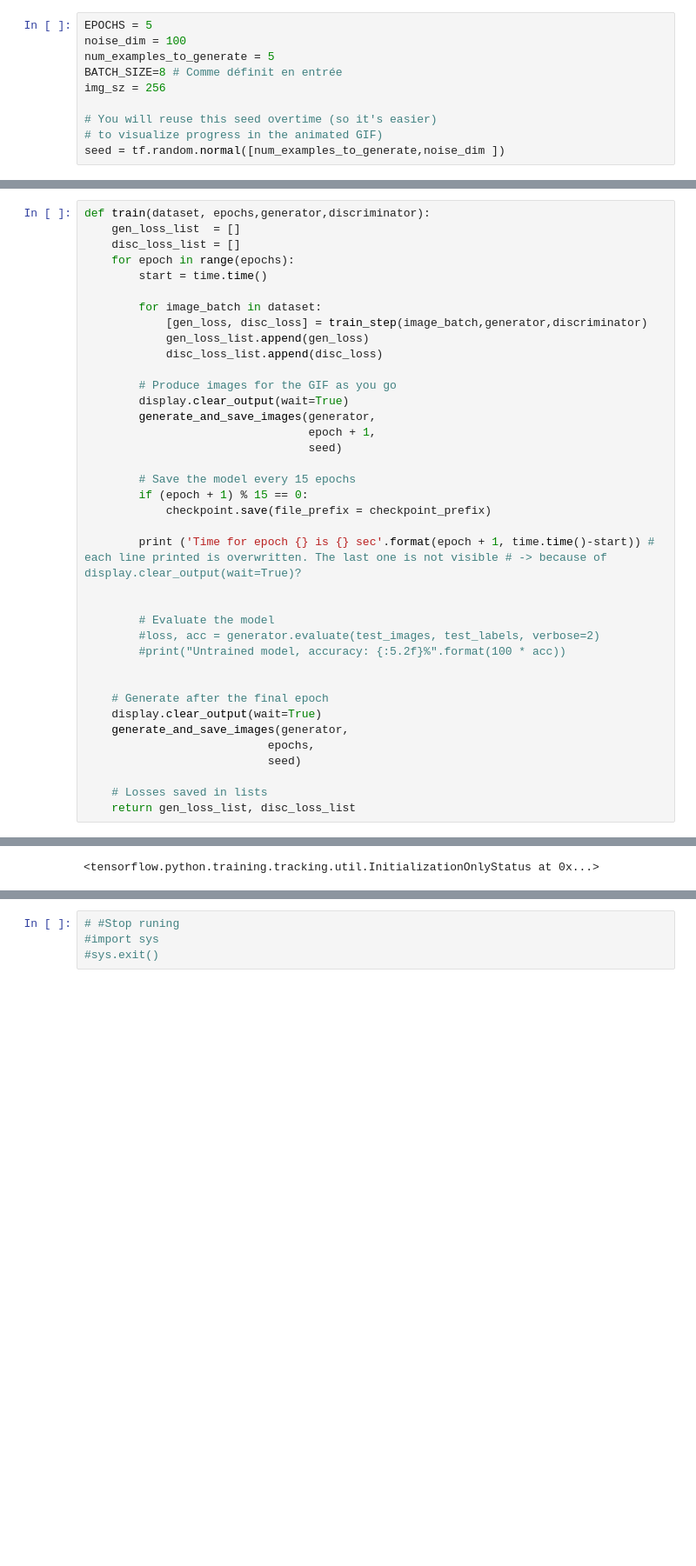
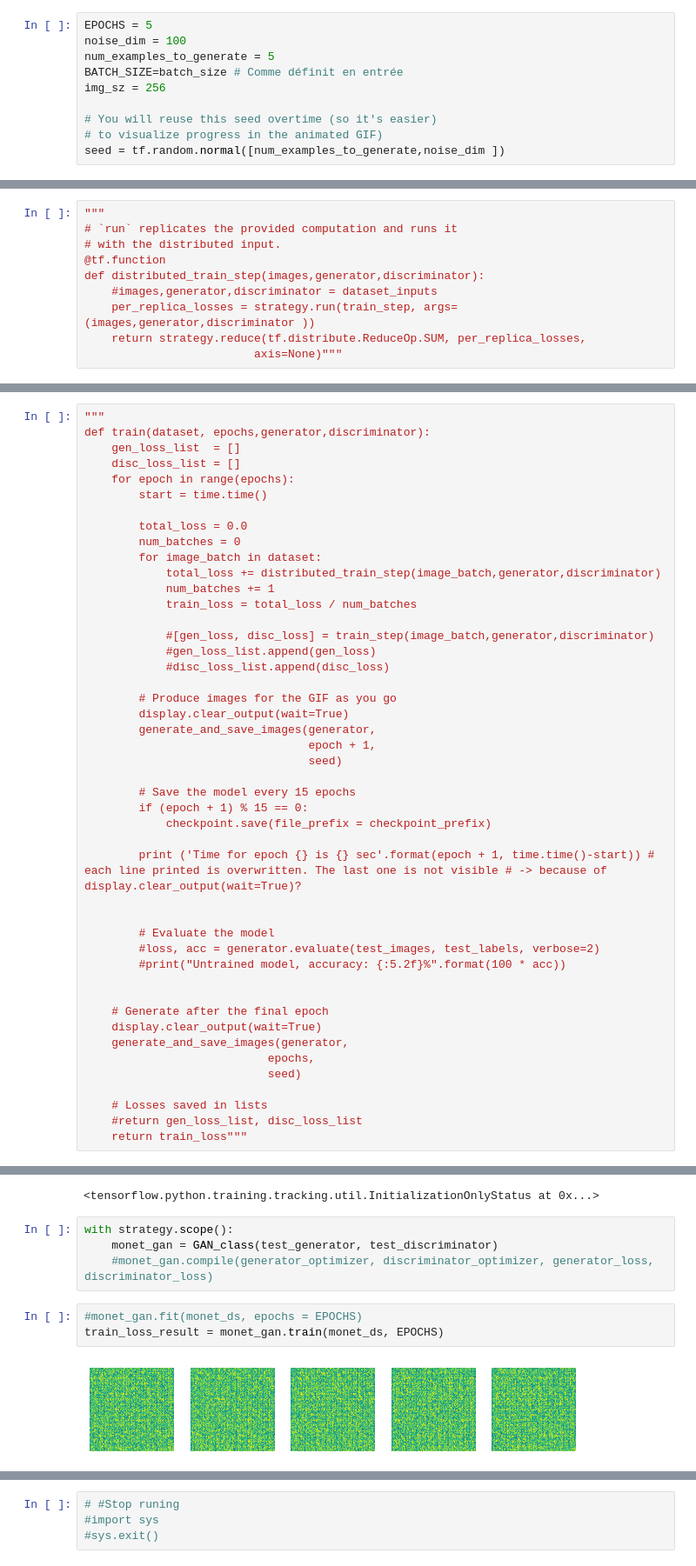
Before and after one commit to Daims971/gan_project, a Jupyter notebook: p8-gan-032023.ipynb, the cells around one changed output, grey strips where cells are left out. Shown at 87% size. Drawn from its saved outputs; the diff is of its cells as text; blank space fills up the shorter version.

```diff
--- a/p8-gan-032023.ipynb
+++ b/p8-gan-032023.ipynb
@@ -838,7 +854,7 @@ disc_file = os.path.join(model_dir, "model_discriminator")
 EPOCHS = 5
 noise_dim = 100
 num_examples_to_generate = 5
-BATCH_SIZE=8 # Comme définit en entrée
+BATCH_SIZE=batch_size # Comme définit en entrée
 img_sz = 256
 
 # You will reuse this seed overtime (so it's easier)
@@ -870,0 +893,10 @@ def train_step(images,generator,discriminator):
+# %%
+"""
+# `run` replicates the provided computation and runs it
+# with the distributed input.
+@tf.function
+def distributed_train_step(images,generator,discriminator):
+    #images,generator,discriminator = dataset_inputs
+    per_replica_losses = strategy.run(train_step, args=(images,generator,discriminator ))
+    return strategy.reduce(tf.distribute.ReduceOp.SUM, per_replica_losses,
+                         axis=None)"""
@@ -871,14 +905,21 @@ def train_step(images,generator,discriminator):
 # %%
+"""
 def train(dataset, epochs,generator,discriminator):
     gen_loss_list  = []
     disc_loss_list = []
     for epoch in range(epochs):
         start = time.time()
 
+        total_loss = 0.0
+        num_batches = 0
         for image_batch in dataset:
-            [gen_loss, disc_loss] = train_step(image_batch,generator,discriminator)
-            gen_loss_list.append(gen_loss)
-            disc_loss_list.append(disc_loss)
+            total_loss += distributed_train_step(image_batch,generator,discriminator)
+            num_batches += 1
+            train_loss = total_loss / num_batches
+
+            #[gen_loss, disc_loss] = train_step(image_batch,generator,discriminator)
+            #gen_loss_list.append(gen_loss)
+            #disc_loss_list.append(disc_loss)
 
         # Produce images for the GIF as you go
         display.clear_output(wait=True)
@@ -905,4 +946,5 @@ def train(dataset, epochs,generator,discriminator):
                            seed)
 
     # Losses saved in lists
-    return gen_loss_list, disc_loss_list
+    #return gen_loss_list, disc_loss_list
+    return train_loss"""
@@ -1002,3 +1179,12 @@ Restore latest checkpoint
 checkpoint.restore(tf.train.latest_checkpoint(checkpoint_dir))
 # %% [output]
 <tensorflow.python.training.tracking.util.InitializationOnlyStatus at 0x...>
+# %%
+with strategy.scope():
+    monet_gan = GAN_class(test_generator, test_discriminator)
+    #monet_gan.compile(generator_optimizer, discriminator_optimizer, generator_loss, discriminator_loss)
+# %%
+#monet_gan.fit(monet_ds, epochs = EPOCHS)
+train_loss_result = monet_gan.train(monet_ds, EPOCHS)
+# %% [output]
+[figure, added]
```
Also changed, not shown: parts of 29 cells of this notebook.
